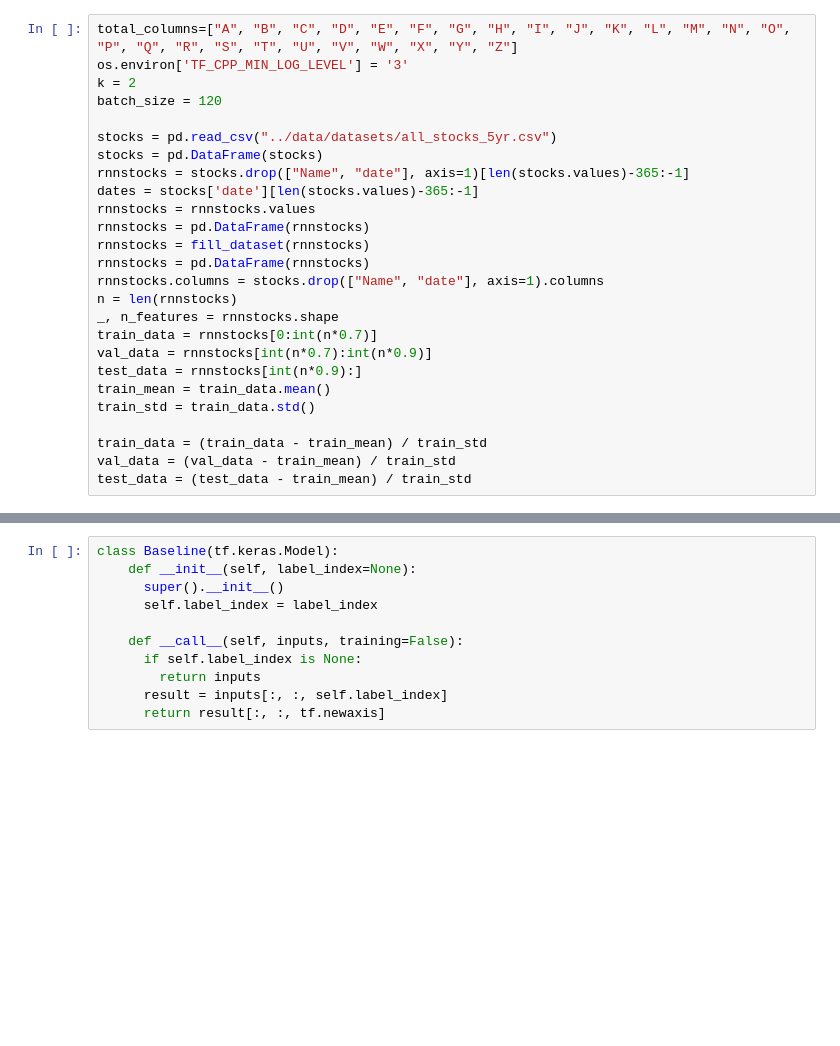
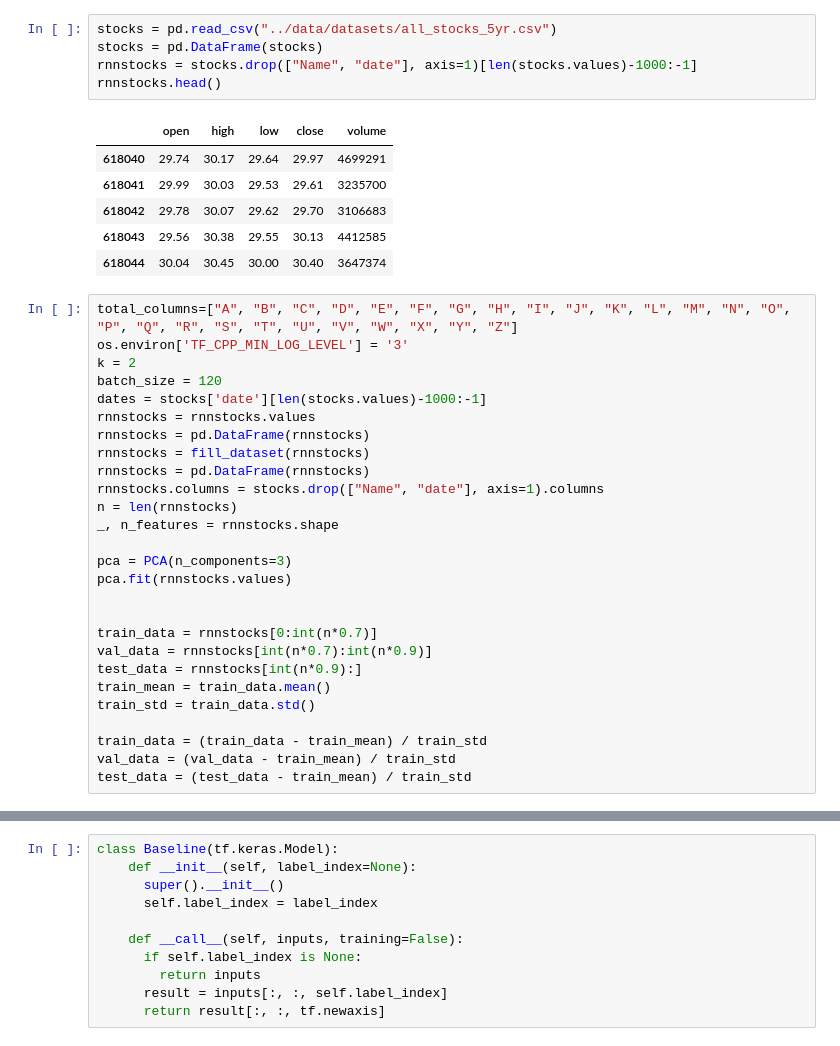
Before and after one commit to cecinuga/MarketAI, a Jupyter notebook: Models/MarketAIKeras.ipynb, the cells around one changed output, grey strips where cells are left out. Saved outputs shown, nothing was run; the diff lists cells and outputs as text; blank space fills up the shorter version.

```diff
--- a/Models/MarketAIKeras.ipynb
+++ b/Models/MarketAIKeras.ipynb
@@ -70,16 +72,24 @@ def fill_dataset(dataset):
     for col in data.columns:
         data[col].fillna(data[col].mean())
     return data
+# %%
+stocks = pd.read_csv("../data/datasets/all_stocks_5yr.csv")
+stocks = pd.DataFrame(stocks)
+rnnstocks = stocks.drop(["Name", "date"], axis=1)[len(stocks.values)-1000:-1]
+rnnstocks.head()
+# %% [output]
+|  | open | high | low | close | volume |
+| 618040 | 29.74 | 30.17 | 29.64 | 29.97 | 4699291 |
+| 618041 | 29.99 | 30.03 | 29.53 | 29.61 | 3235700 |
+| 618042 | 29.78 | 30.07 | 29.62 | 29.70 | 3106683 |
+| 618043 | 29.56 | 30.38 | 29.55 | 30.13 | 4412585 |
+| 618044 | 30.04 | 30.45 | 30.00 | 30.40 | 3647374 |
 # %%
 total_columns=["A", "B", "C", "D", "E", "F", "G", "H", "I", "J", "K", "L", "M", "N", "O", "P", "Q", "R", "S", "T", "U", "V", "W", "X", "Y", "Z"]
 os.environ['TF_CPP_MIN_LOG_LEVEL'] = '3'
 k = 2
 batch_size = 120
-
-stocks = pd.read_csv("../data/datasets/all_stocks_5yr.csv")
-stocks = pd.DataFrame(stocks)
-rnnstocks = stocks.drop(["Name", "date"], axis=1)[len(stocks.values)-365:-1]
-dates = stocks['date'][len(stocks.values)-365:-1]
+dates = stocks['date'][len(stocks.values)-1000:-1]
 rnnstocks = rnnstocks.values
 rnnstocks = pd.DataFrame(rnnstocks)
 rnnstocks = fill_dataset(rnnstocks)
@@ -87,6 +97,11 @@ rnnstocks = pd.DataFrame(rnnstocks)
 rnnstocks.columns = stocks.drop(["Name", "date"], axis=1).columns
 n = len(rnnstocks)
 _, n_features = rnnstocks.shape
+
+pca = PCA(n_components=3)
+pca.fit(rnnstocks.values)
+
+
 train_data = rnnstocks[0:int(n*0.7)]
 val_data = rnnstocks[int(n*0.7):int(n*0.9)]
 test_data = rnnstocks[int(n*0.9):]
```
Also changed, not shown: parts of 11 cells of this notebook, 3 other files.
